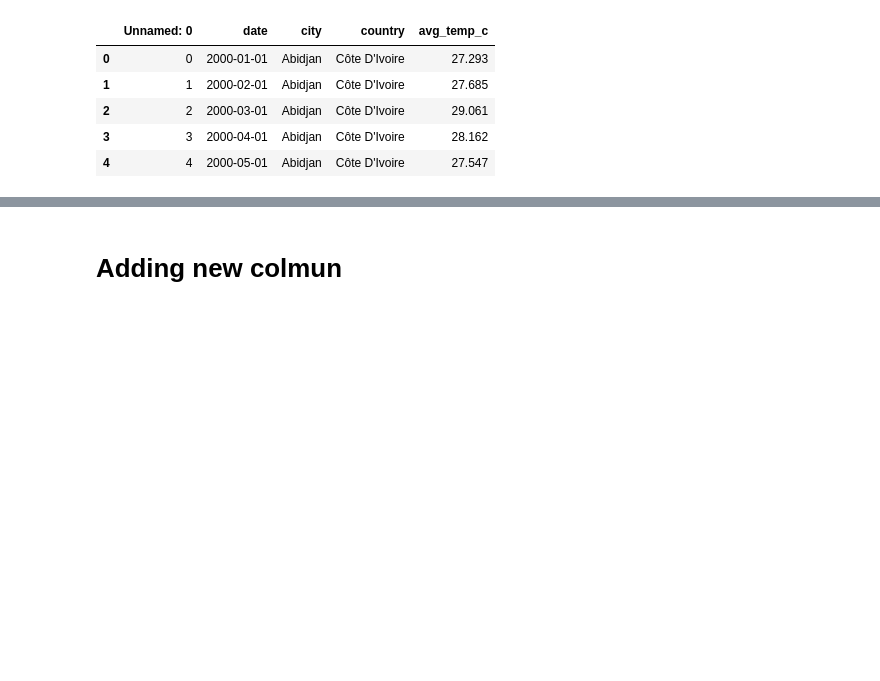
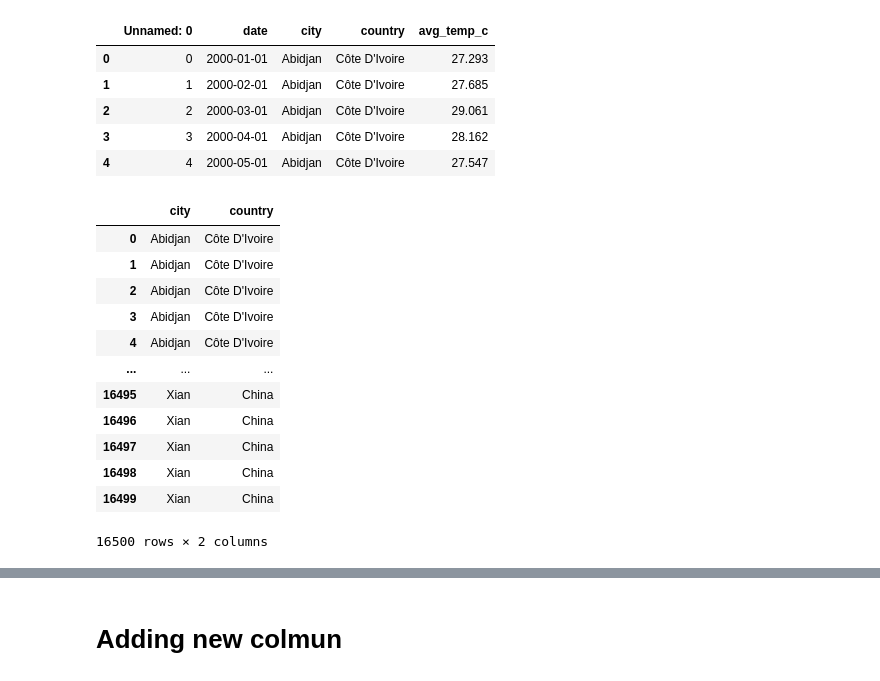
Before and after one commit to albertNSBM/Pandas_revision, a Jupyter notebook: Pandas_revision.ipynb, the cells around one changed output, grey strips where cells are left out. Cells and saved outputs as stored; diff of their text form; code cells hidden in the pictures; blank space fills up the shorter version.

```diff
--- a/Pandas_revision.ipynb
+++ b/Pandas_revision.ipynb
@@ -942,4 +942,18 @@ temperatures.iloc[0:5,:]
 # %%
 # Get all rows, columns 3 and 4 (index positions 2 to 4).
 # %%
-temperatures.iloc[:,]
+temperatures.iloc[:,2:4]
+# %% [output]
+|  | city | country |
+| 0 | Abidjan | Côte D'Ivoire |
+| 1 | Abidjan | Côte D'Ivoire |
+| 2 | Abidjan | Côte D'Ivoire |
+| 3 | Abidjan | Côte D'Ivoire |
+| 4 | Abidjan | Côte D'Ivoire |
+| ... | ... | ... |
+| 16495 | Xian | China |
+| 16496 | Xian | China |
+| 16497 | Xian | China |
+| 16498 | Xian | China |
+| 16499 | Xian | China |
+16500 rows × 2 columns
```
Also changed, not shown: parts of 6 cells of this notebook.
